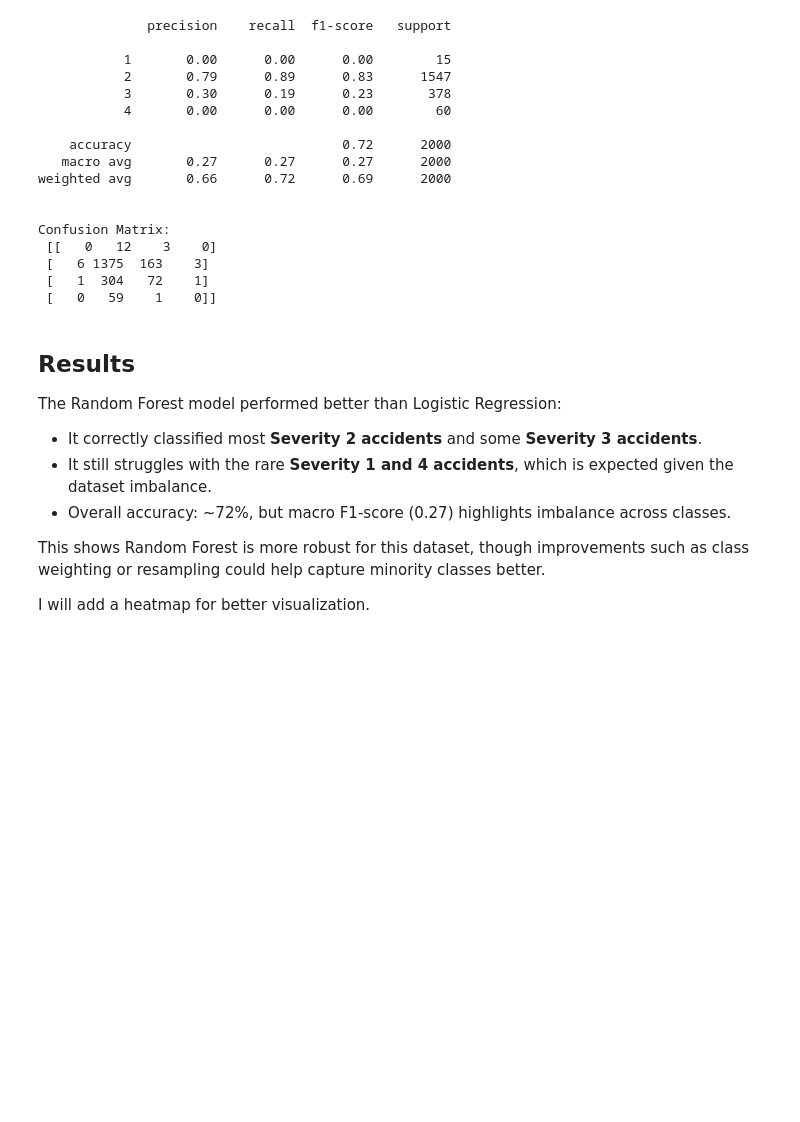
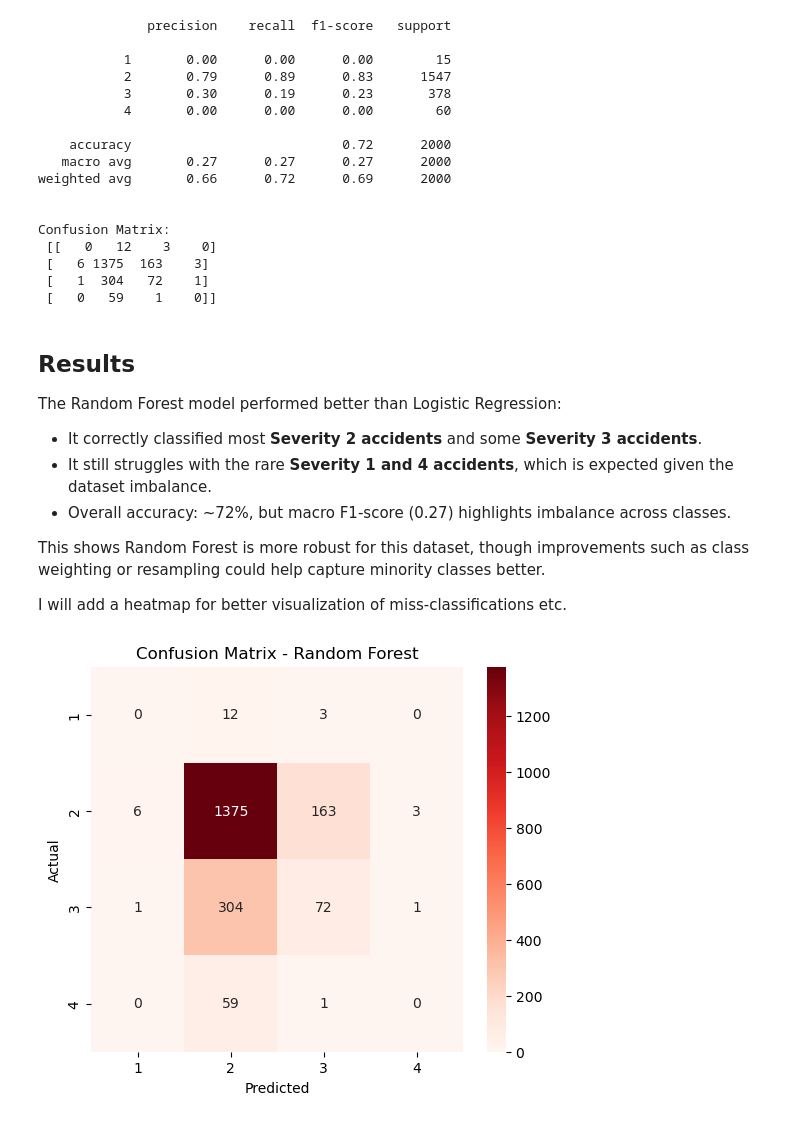
Before and after one commit to TiarnanTuite/traffic_accident_analysis, a Jupyter notebook: notebooks/04_machine_learning.ipynb, the cells around one changed output. Drawn from its saved outputs; the diff is of its cells as text; code cells hidden in the pictures; blank space fills up the shorter version.

```diff
--- a/notebooks/04_machine_learning.ipynb
+++ b/notebooks/04_machine_learning.ipynb
@@ -231,15 +231,17 @@ The Random Forest model performed better than Logistic Regression:
 
 This shows Random Forest is more robust for this dataset, though improvements such as class weighting or resampling could help capture minority classes better.
 
-I will add a heatmap for better visualization.
+I will add a heatmap for better visualization of miss-classifications etc.
 # %%
 # Compute confusion matrix
 cm = confusion_matrix(y_test_small, y_pred_rf)
 
 # Plot heatmap
 plt.figure(figsize=(6, 5))
-sns.heatmap(cm, annot=True, fmt="d", cmap="Blues", xticklabels=[1,2,3,4], yticklabels=[1,2,3,4])
+sns.heatmap(cm, annot=True, fmt="d", cmap="Reds", xticklabels=[1,2,3,4], yticklabels=[1,2,3,4])
 plt.xlabel("Predicted")
 plt.ylabel("Actual")
 plt.title("Confusion Matrix - Random Forest")
 plt.show()
+# %% [output]
+[figure, added]
```
Also changed, not shown: parts of 4 cells of this notebook.
